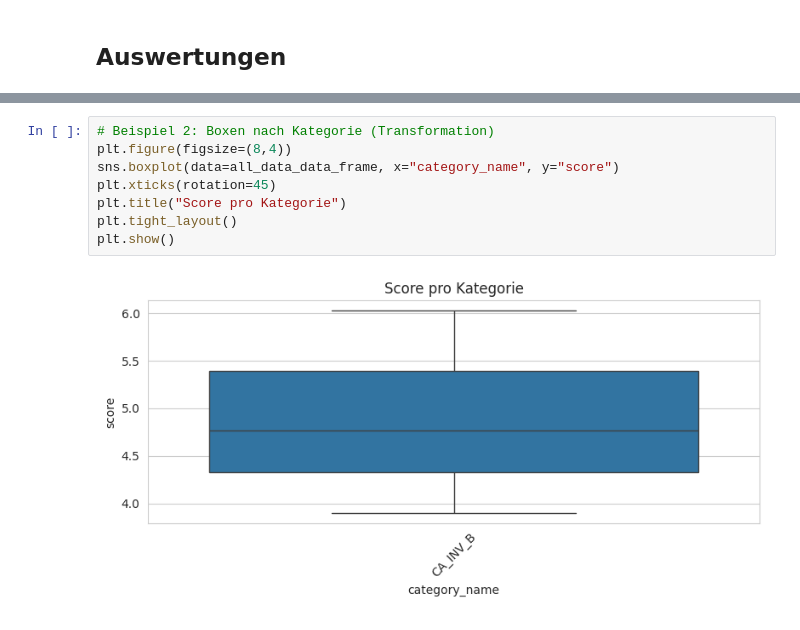
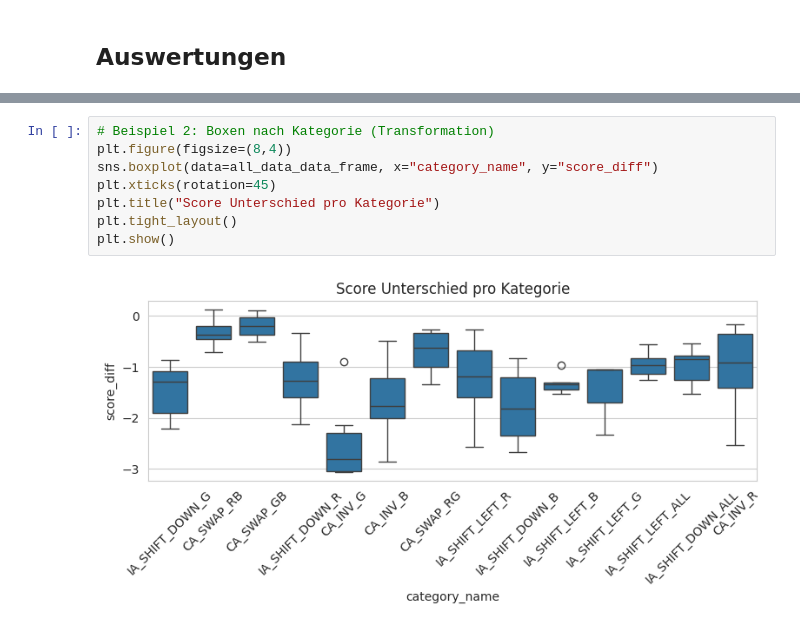
Before and after one commit to freegbee/agentic_photography_instructor, a Jupyter notebook: notebooks/Experiment_Statistics.ipynb, the cells around one changed output, grey strips where cells are left out. Drawn from its saved outputs; the diff is of its cells as text.

```diff
--- a/notebooks/Experiment_Statistics.ipynb
+++ b/notebooks/Experiment_Statistics.ipynb
@@ -218,13 +224,13 @@ plt.show()
 # %%
 # Beispiel 2: Boxen nach Kategorie (Transformation)
 plt.figure(figsize=(8,4))
-sns.boxplot(data=all_data_data_frame, x="category_name", y="score")
+sns.boxplot(data=all_data_data_frame, x="category_name", y="score_diff")
 plt.xticks(rotation=45)
-plt.title("Score pro Kategorie")
+plt.title("Score Unterschied pro Kategorie")
 plt.tight_layout()
 plt.show()
 # %% [output]
-[figure, old version]
+[figure, new version]
 # %%
 transformations = annotations_data_frame.transformation.unique()
 plt.figure(figsize=(12,10))
```
Also changed, not shown: parts of 8 cells of this notebook, 1 other file.
